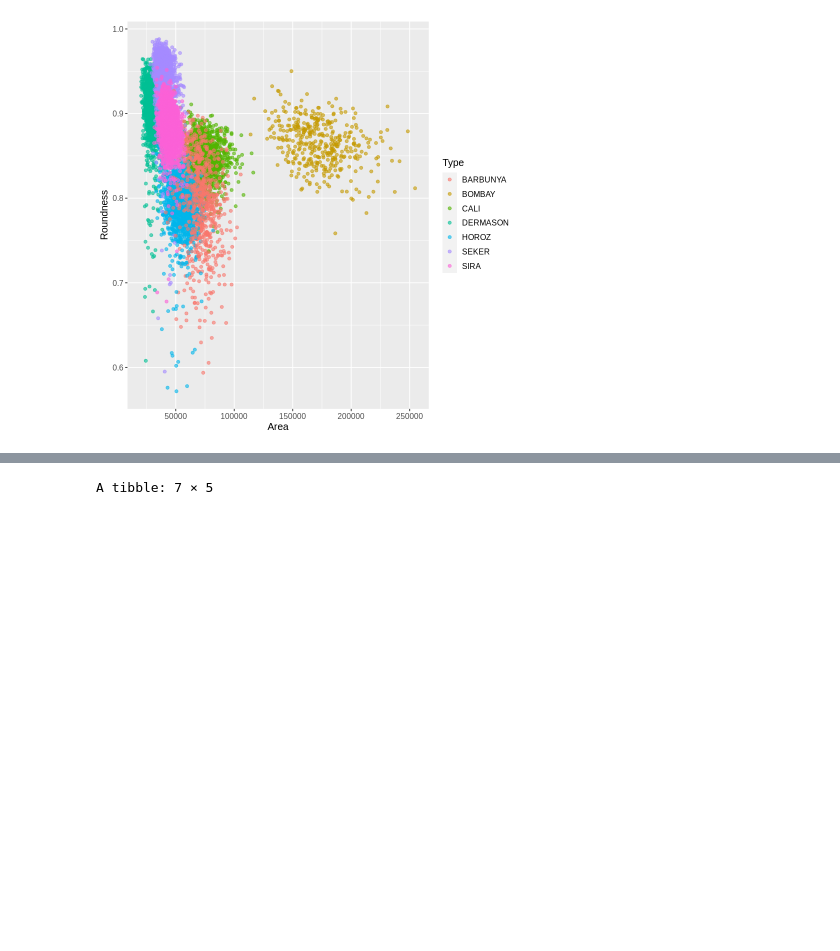
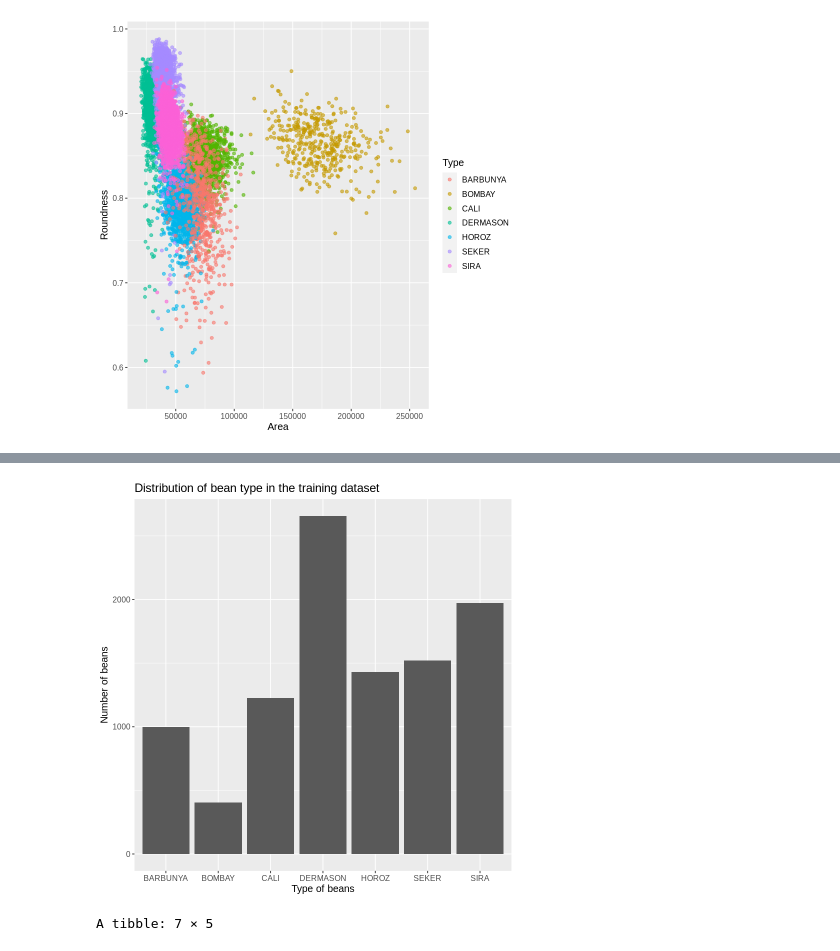
Before and after one commit to emeraldnqa/Bean-Type-Classfiifcation, a Jupyter notebook: proposal code.ipynb, the cells around one changed output, grey strips where cells are left out. Drawn from its saved outputs; the diff is of its cells as text; code cells hidden in the pictures; blank space fills up the shorter version.

Commit message:
Graph more plot

```diff
--- a/proposal code.ipynb
+++ b/proposal code.ipynb
@@ -103,4 +103,15 @@ A tibble: 7 × 3
 | HOROZ | 1431 | 14.019790 |
 | SEKER | 1521 | 14.901538 |
 | SIRA | 1973 | 19.329872 |
+# %%
+bean_class_dist_plot <- bean_class_dist |>
+                        ggplot(aes(x=Class, y = count_bean))+
+                        geom_bar(stat = "identity")+
+                        labs(x= "Type of beans",
+                             y = "Number of beans")+
+                        ggtitle("Distribution of bean type in the training dataset")+
+                        theme(text = element_text(size = 12))
+bean_class_dist_plot
+# %% [output]
+[figure, added]
 # %%
```
Also changed, not shown: parts of 6 cells of this notebook.
